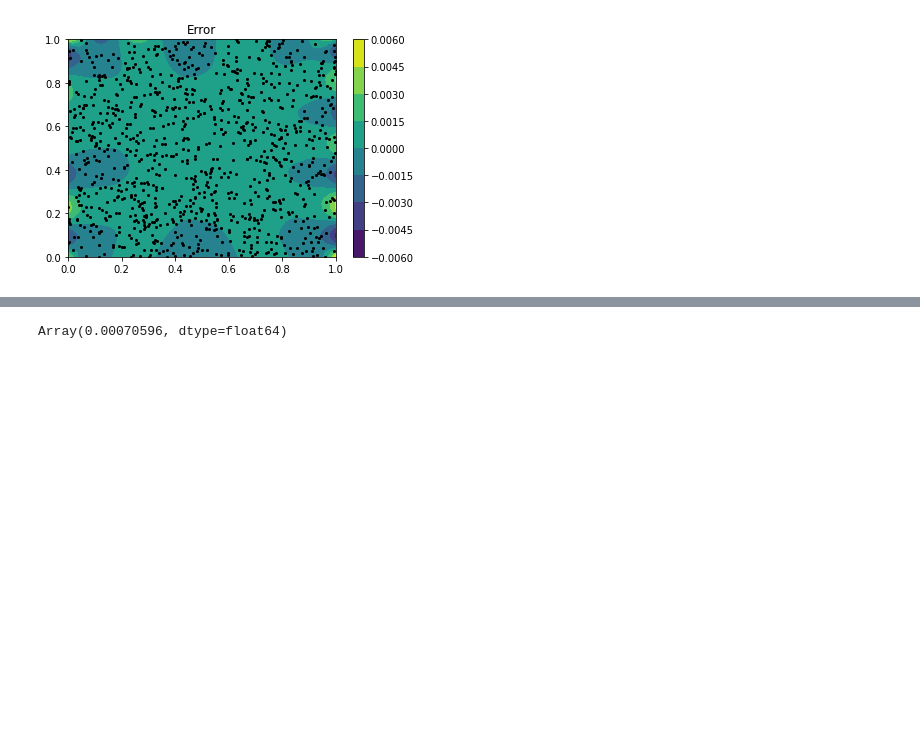
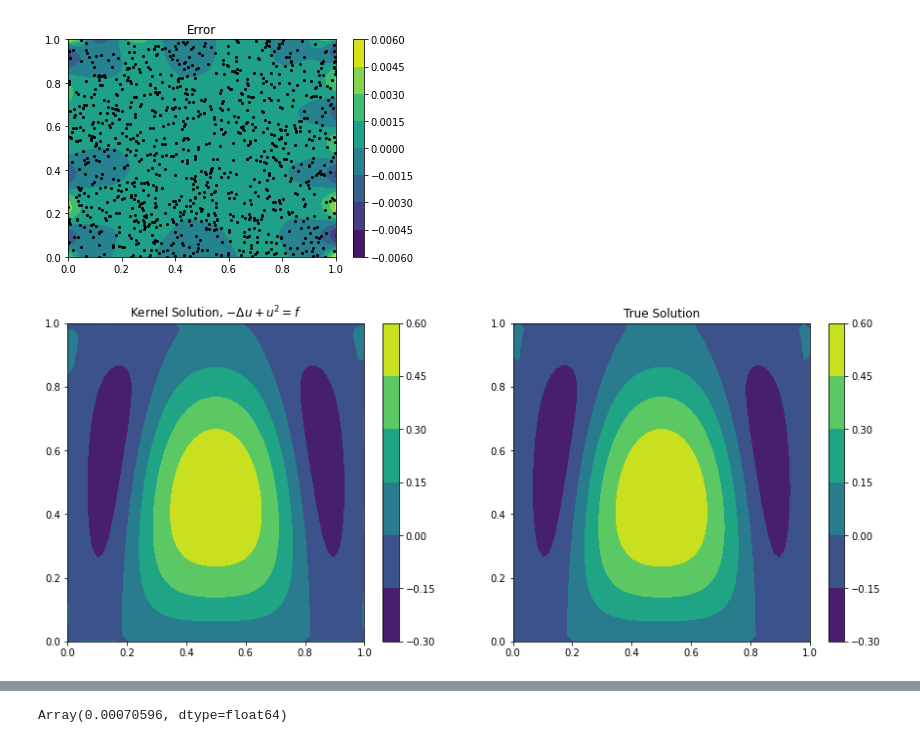
Before and after one commit to cade-b/kernel-pdes, a Jupyter notebook: nonlinear_example.ipynb, the cells around one changed output, grey strips where cells are left out. Drawn from its saved outputs; the diff is of its cells as text; code cells hidden in the pictures; blank space fills up the shorter version.

```diff
--- a/nonlinear_example.ipynb
+++ b/nonlinear_example.ipynb
@@ -213,3 +214,16 @@ plt.show()
 [figure]
 [figure]
 [figure]
+# %%
+fig, (ax1, ax2) = plt.subplots(1, 2,figsize=(15,6))
+plot1=ax1.contourf(xgrid,ygrid,u_interp)
+ax1.set_title("Kernel Solution, $-\Delta u + u^2 = f$")
+plt.colorbar(plot1,ax=ax1)
+plot2=ax2.contourf(xgrid,ygrid,interp_solution)
+plt.colorbar(plot2,ax=ax2)
+
+ax2.set_title("True Solution")
+#plt.savefig("nonlinear_example.png")
+plt.show()
+# %% [output]
+[figure, added]
```
Also changed, not shown: parts of 2 cells of this notebook, 7 other files.
